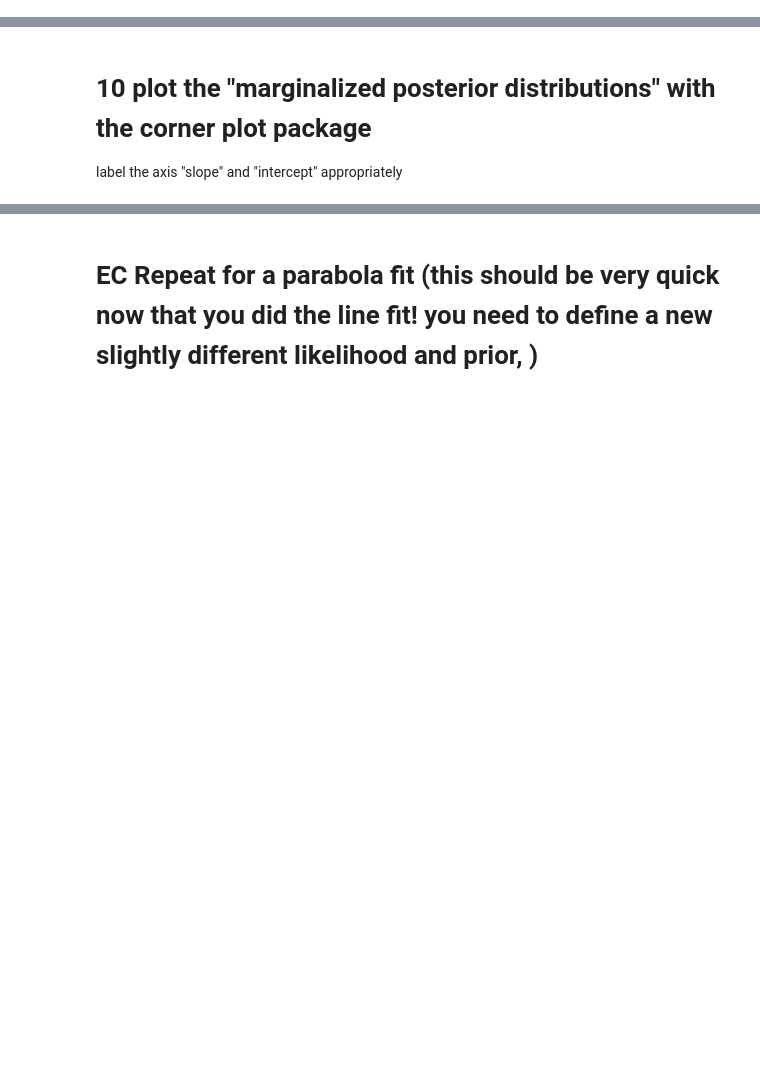
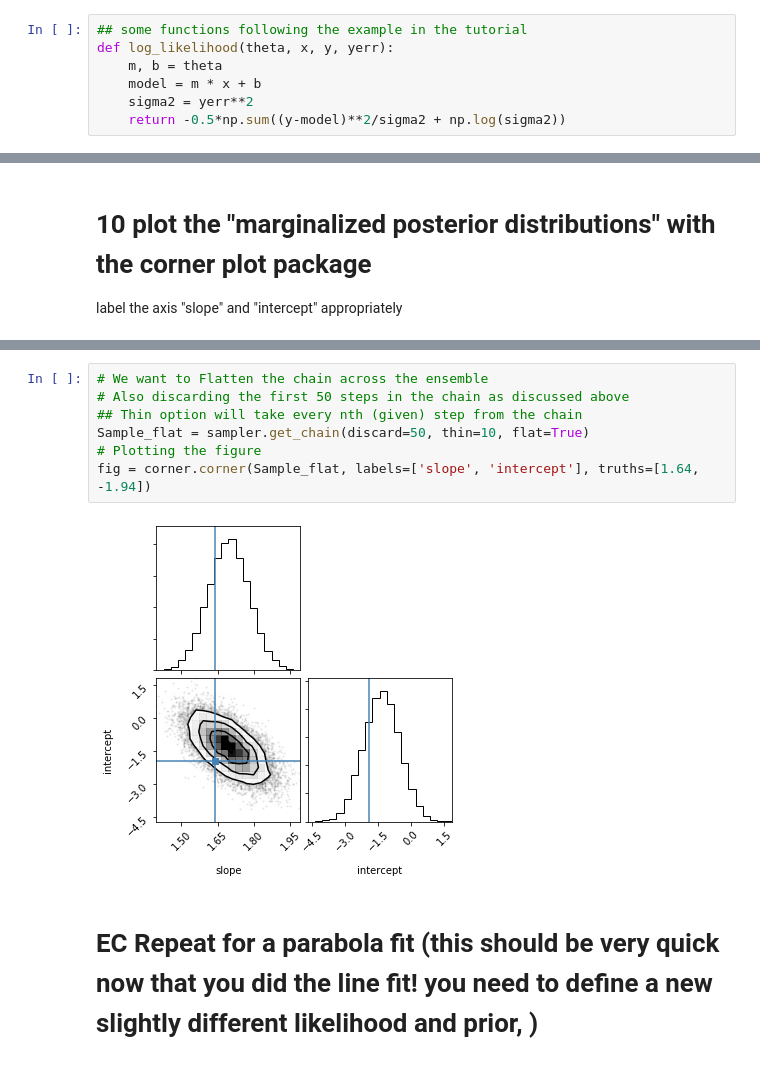
Before and after one commit to umerudel/DSPS_uZubair, a Jupyter notebook: HW7/LRtestAndMCMC.ipynb, the cells around one changed output, grey strips where cells are left out. Cells and saved outputs as stored; diff of their text form; blank space fills up the shorter version.

```diff
--- a/HW7/LRtestAndMCMC.ipynb
+++ b/HW7/LRtestAndMCMC.ipynb
@@ -365,0 +363,7 @@ def log_probability(theta, x, y, yerr):
+# %%
+## some functions following the example in the tutorial
+def log_likelihood(theta, x, y, yerr):
+    m, b = theta
+    model = m * x + b
+    sigma2 = yerr**2
+    return -0.5*np.sum((y-model)**2/sigma2 + np.log(sigma2))
@@ -394,2 +448,11 @@ label the axis "slope" and "intercept" appropriately
+# %%
+# We want to Flatten the chain across the ensemble
+# Also discarding the first 50 steps in the chain as discussed above
+## Thin option will take every nth (given) step from the chain
+Sample_flat = sampler.get_chain(discard=50, thin=10, flat=True)
+# Plotting the figure
+fig = corner.corner(Sample_flat, labels=['slope', 'intercept'], truths=[1.64, -1.94])
+# %% [output]
+[figure, added]
 # %% [markdown]
 #  EC Repeat for a parabola fit (this should be very quick now that you did the line fit! you need to define a new slightly different likelihood and prior, )
```
Also changed, not shown: parts of 28 cells of this notebook.
